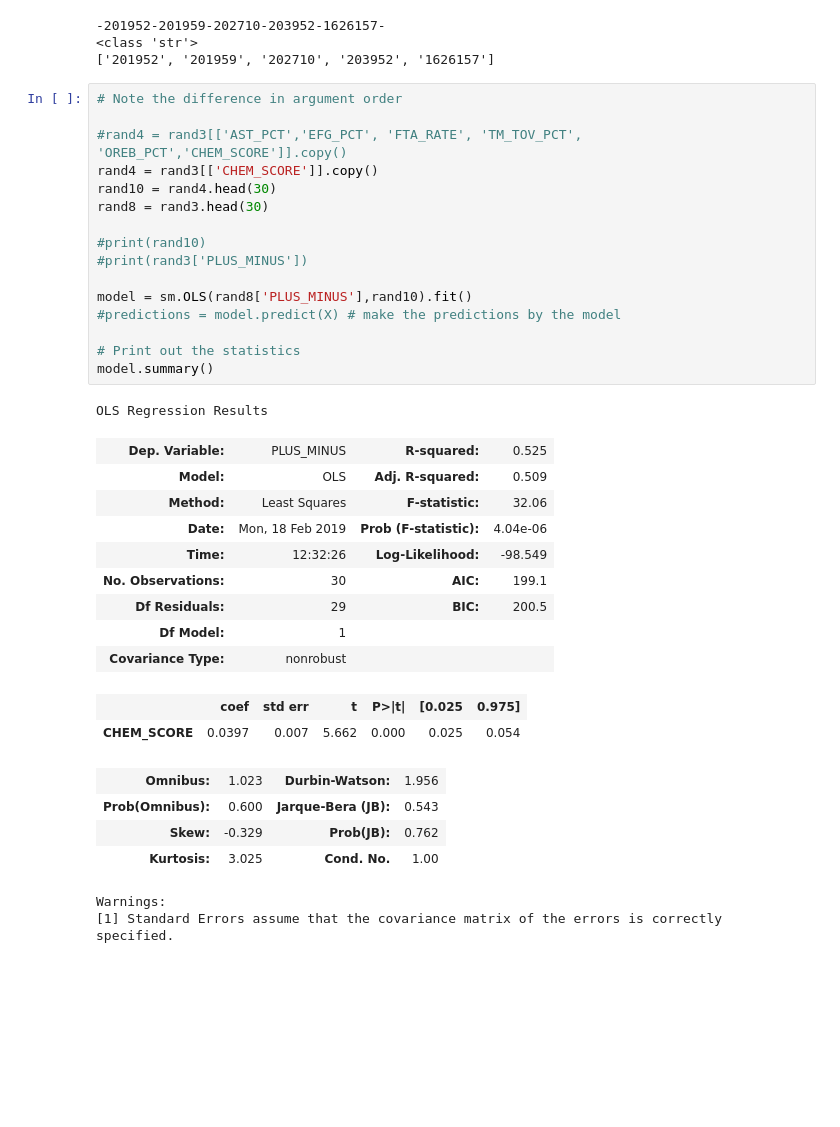
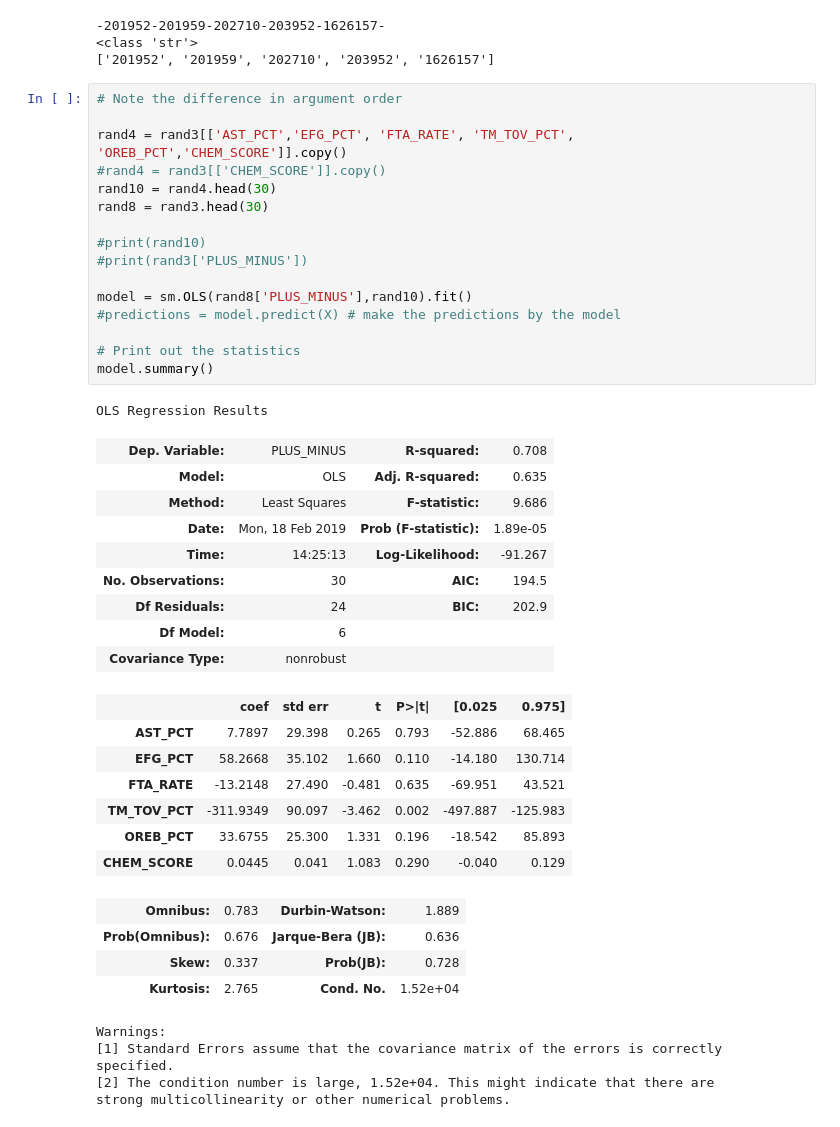
Before and after one commit to DylanHong/Math76, a Jupyter notebook: LineupStatistics.ipynb, the cells around one changed output. Drawn from its saved outputs; the diff is of its cells as text; blank space fills up the shorter version.

```diff
--- a/LineupStatistics.ipynb
+++ b/LineupStatistics.ipynb
@@ -251,38 +251,45 @@ print(rand3['GROUP_ID'][0].split("-")[1:-1])
 # %%
 # Note the difference in argument order
 
-#rand4 = rand3[['AST_PCT','EFG_PCT', 'FTA_RATE', 'TM_TOV_PCT', 'OREB_PCT','CHEM_SCORE']].copy()
-rand4 = rand3[['CHEM_SCORE']].copy()
+rand4 = rand3[['AST_PCT','EFG_PCT', 'FTA_RATE', 'TM_TOV_PCT', 'OREB_PCT','CHEM_SCORE']].copy()
+#rand4 = rand3[['CHEM_SCORE']].copy()
 rand10 = rand4.head(30)
 rand8 = rand3.head(30)
 
 #print(rand10)
 #print(rand3['PLUS_MINUS'])
 
 model = sm.OLS(rand8['PLUS_MINUS'],rand10).fit()
 #predictions = model.predict(X) # make the predictions by the model
 
 # Print out the statistics
 model.summary()
 # %% [output]
 OLS Regression Results
-| Dep. Variable: | PLUS_MINUS | R-squared: | 0.525 |
-| Model: | OLS | Adj. R-squared: | 0.509 |
-| Method: | Least Squares | F-statistic: | 32.06 |
-| Date: | Mon, 18 Feb 2019 | Prob (F-statistic): | 4.04e-06 |
-| Time: | 12:32:26 | Log-Likelihood: | -98.549 |
-| No. Observations: | 30 | AIC: | 199.1 |
-| Df Residuals: | 29 | BIC: | 200.5 |
-| Df Model: | 1 |  |  |
+| Dep. Variable: | PLUS_MINUS | R-squared: | 0.708 |
+| Model: | OLS | Adj. R-squared: | 0.635 |
+| Method: | Least Squares | F-statistic: | 9.686 |
+| Date: | Mon, 18 Feb 2019 | Prob (F-statistic): | 1.89e-05 |
+| Time: | 14:25:13 | Log-Likelihood: | -91.267 |
+| No. Observations: | 30 | AIC: | 194.5 |
+| Df Residuals: | 24 | BIC: | 202.9 |
+| Df Model: | 6 |  |  |
 | Covariance Type: | nonrobust |  |  |
 |  | coef | std err | t | P>|t| | [0.025 | 0.975] |
-| CHEM_SCORE | 0.0397 | 0.007 | 5.662 | 0.000 | 0.025 | 0.054 |
+| AST_PCT | 7.7897 | 29.398 | 0.265 | 0.793 | -52.886 | 68.465 |
+| EFG_PCT | 58.2668 | 35.102 | 1.660 | 0.110 | -14.180 | 130.714 |
+| FTA_RATE | -13.2148 | 27.490 | -0.481 | 0.635 | -69.951 | 43.521 |
+| TM_TOV_PCT | -311.9349 | 90.097 | -3.462 | 0.002 | -497.887 | -125.983 |
+| OREB_PCT | 33.6755 | 25.300 | 1.331 | 0.196 | -18.542 | 85.893 |
+| CHEM_SCORE | 0.0445 | 0.041 | 1.083 | 0.290 | -0.040 | 0.129 |
-| Omnibus: | 1.023 | Durbin-Watson: | 1.956 |
-| Prob(Omnibus): | 0.600 | Jarque-Bera (JB): | 0.543 |
-| Skew: | -0.329 | Prob(JB): | 0.762 |
-| Kurtosis: | 3.025 | Cond. No. | 1.00 |
+| Omnibus: | 0.783 | Durbin-Watson: | 1.889 |
+| Prob(Omnibus): | 0.676 | Jarque-Bera (JB): | 0.636 |
+| Skew: | 0.337 | Prob(JB): | 0.728 |
+| Kurtosis: | 2.765 | Cond. No. | 1.52e+04 |
 Warnings:
 [1] Standard Errors assume that the covariance matrix of the errors is correctly specified.
+[2] The condition number is large, 1.52e+04. This might indicate that there are
+strong multicollinearity or other numerical problems.
 # %%
 #Investigate potential player stats
 
```
Also changed, not shown: parts of 3 cells of this notebook.
